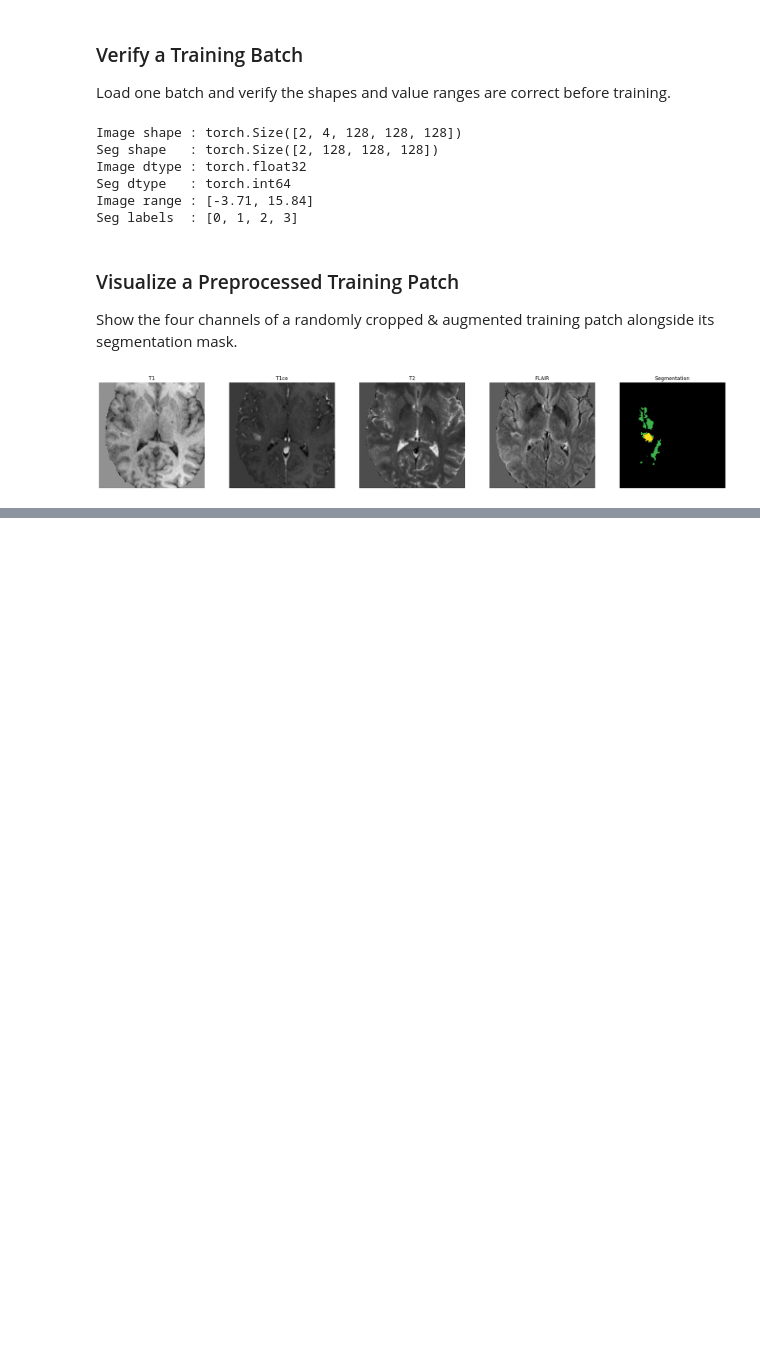
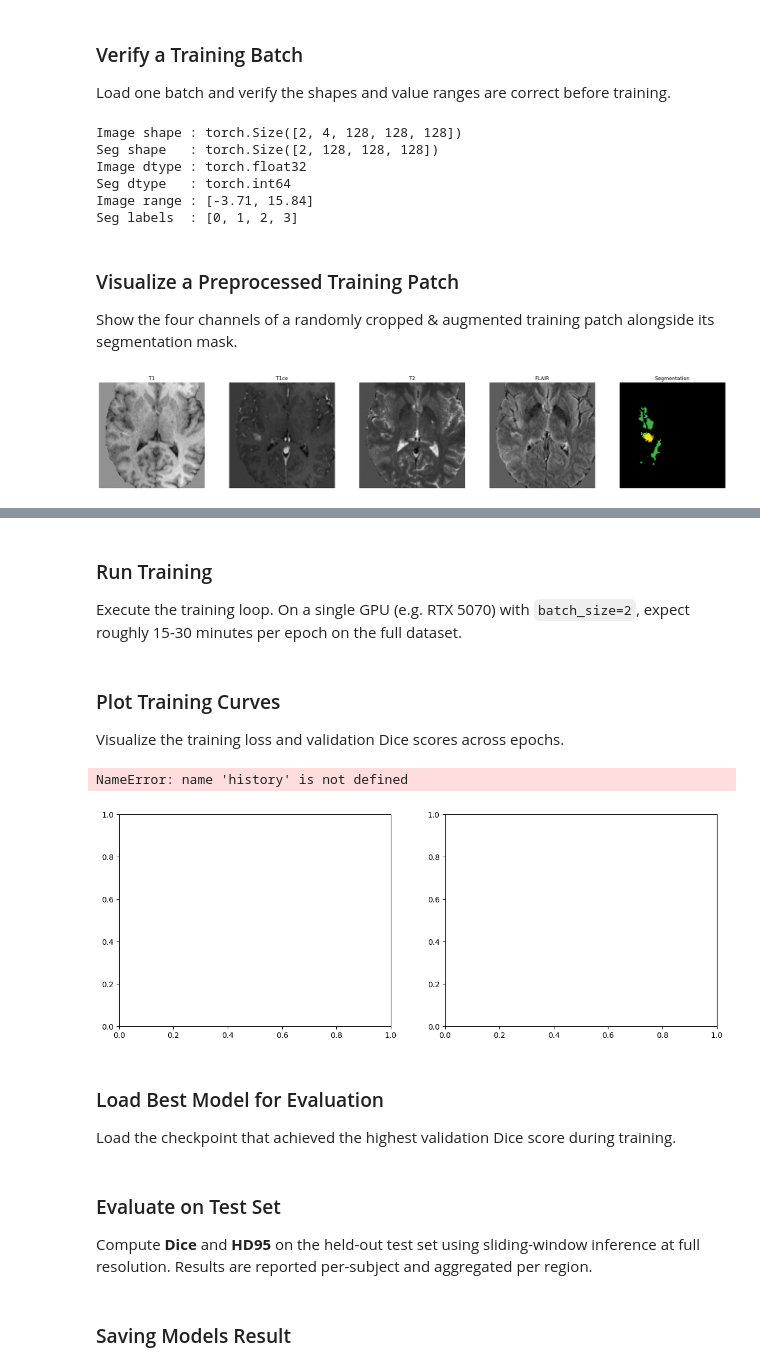
Before and after one commit to Minhajul99/Brain_Tumor_Segmentation, a Jupyter notebook: Brain_Tumor_Segmentation.ipynb, the cells around one changed output, grey strips where cells are left out. Saved outputs shown, nothing was run; the diff lists cells and outputs as text; code cells hidden in the pictures; blank space fills up the shorter version.

```diff
--- a/Brain_Tumor_Segmentation.ipynb
+++ b/Brain_Tumor_Segmentation.ipynb
@@ -129,15 +127,18 @@ CONFIG = {
     "val_interval":   2,       # run validation every N epochs
     "patience":       15,      # early-stopping patience (in val intervals)
 
+
     # ── Data ──────────────────────────────────────────────────
     "roi_size":       (128, 128, 128),  # 3D crop/patch size
-    "num_workers":    0,      # Use 0 on Windows, 4 on Linux.
+    "num_workers":    0,
     "cache_rate":     0.1,     # fraction of data to cache in RAM (set 1.0 if RAM allows)
 
     # ── Model ─────────────────────────────────────────────────
     "in_channels":    4,       # T1, T1ce, T2, FLAIR
     "num_classes":    4,       # background + 3 tumor sub-regions
-    "model_name":     "unet",  # options: "unet", "attention_unet", "swin_unetr"
+    "model_name":     "attention_unet",  # options: "unet", "attention_unet", "swin_unetr"
 }
 
 os.makedirs(CONFIG["output_dir"], exist_ok=True)
+device = torch.device("cuda" if torch.cuda.is_available() else "cpu")
+print(f"Using device: {device}")
@@ -374,6 +377,9 @@ train_transforms = Compose([
 
     # Crop out empty background margins
     CropForegroundd(keys=all_keys, source_key="t1ce", margin=10),
+
+   # Pad to minimum size (in case foreground crop made it smaller than roi_size)
+    SpatialPadd(keys=all_keys, spatial_size=CONFIG["roi_size"], mode="constant"),
 
     # Random 3D crop to patch size
     RandSpatialCropd(
@@ -519,0 +810,51 @@ show_training_patch(sample_batch)
+# %% [markdown]
+### Run Training
+
+Execute the training loop. On a single GPU (e.g. RTX 5070) with `batch_size=2`, expect roughly 15-30 minutes per epoch on the full dataset.
+# %%
+history = train(model, train_loader, val_loader, loss_fn, optimizer,
+                scheduler, CONFIG, device)
+# %% [markdown]
+### Plot Training Curves
+
+Visualize the training loss and validation Dice scores across epochs.
+# %%
+fig, (ax1, ax2) = plt.subplots(1, 2, figsize=(14, 5))
+
+# Loss curve
+ax1.plot(history["train_loss"], "b-", linewidth=2)
+ax1.set_xlabel("Epoch")
+ax1.set_ylabel("Loss")
+ax1.set_title("Training Loss")
+ax1.grid(True, alpha=0.3)
+
+# Dice curves
+val_epochs = list(range(
+    CONFIG["val_interval"] - 1,
+    len(history["train_loss"]),
+    CONFIG["val_interval"]
+))
+val_epochs = val_epochs[:len(history["val_mean_dice"])]  # trim to actual length
+
+ax2.plot(val_epochs, history["val_dice_wt"], "r-o", label="WT", markersize=3)
+ax2.plot(val_epochs, history["val_dice_tc"], "g-o", label="TC", markersize=3)
+ax2.plot(val_epochs, history["val_dice_et"], "y-o", label="ET", markersize=3)
+ax2.plot(val_epochs, history["val_mean_dice"], "b-o", label="Mean",
+         markersize=3, linewidth=2)
+ax2.set_xlabel("Epoch")
+ax2.set_ylabel("Dice Score")
+ax2.set_title("Validation Dice by Region")
+ax2.legend()
+ax2.grid(True, alpha=0.3)
+ax2.set_ylim(0, 1)
+
+plt.tight_layout()
+plt.savefig(os.path.join(CONFIG["output_dir"], "training_curves.png"), dpi=150)
+plt.show()
+# %% [output]
+NameError: name 'history' is not defined
+[figure, added]
+# %% [markdown]
+### Load Best Model for Evaluation
+
+Load the checkpoint that achieved the highest validation Dice score during training.
@@ -519,0 +870,4 @@ show_training_patch(sample_batch)
+# %% [markdown]
+### Evaluate on Test Set
+
+Compute **Dice** and **HD95** on the held-out test set using sliding-window inference at full resolution. Results are reported per-subject and aggregated per region.
@@ -519,0 +941,2 @@ show_training_patch(sample_batch)
+# %% [markdown]
+### Saving Models Result
```
Also changed, not shown: parts of 19 cells of this notebook.
